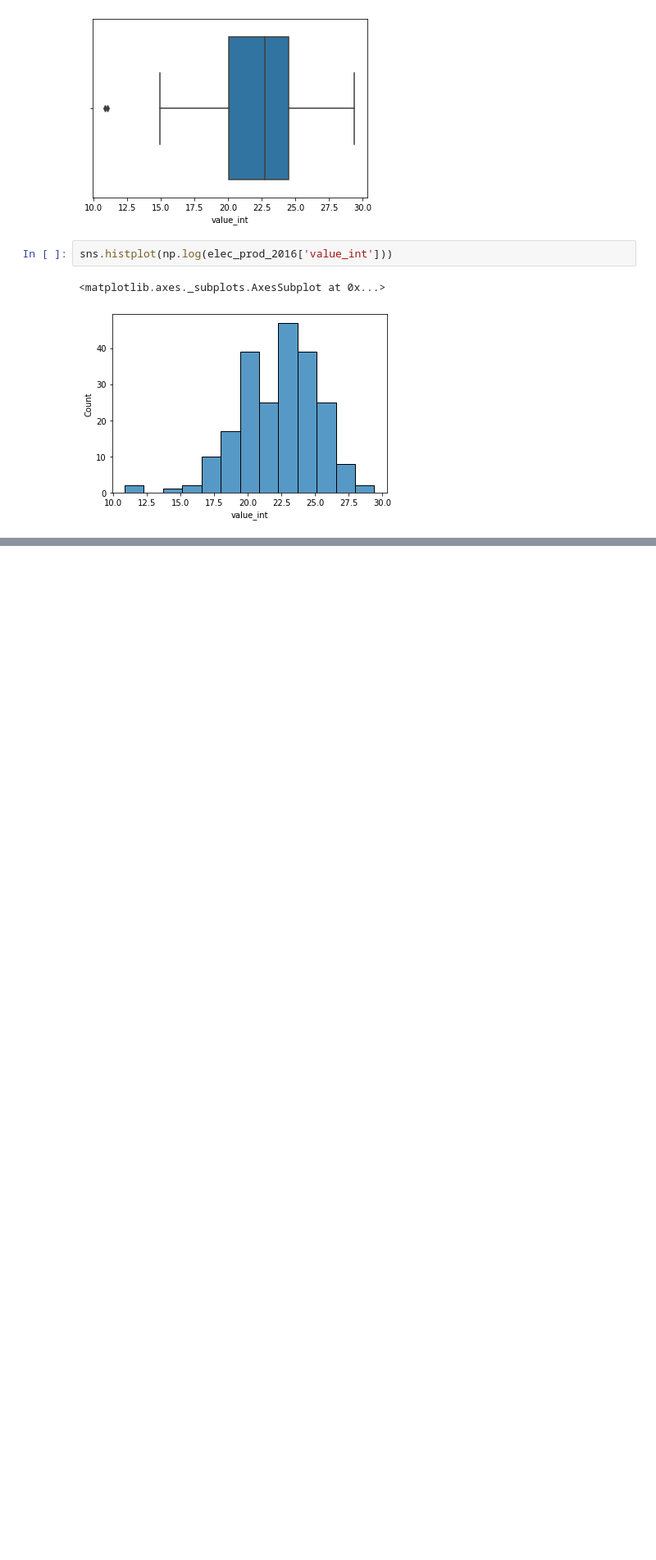
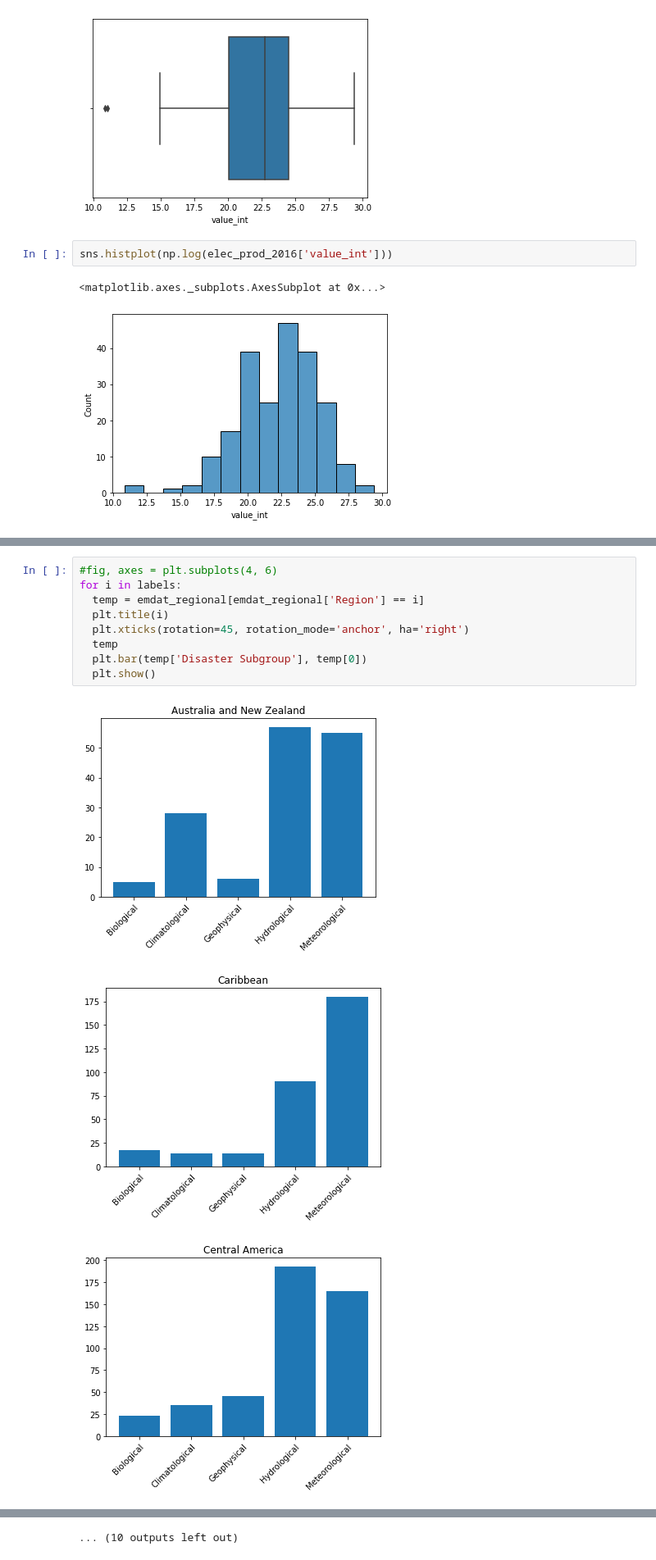
Before and after one commit to huesofenigma/DS4A_energy, a Jupyter notebook: ds4a_eda_isabella.ipynb, the cells around one changed output, grey strips where cells are left out. Shown at 82% size. Saved outputs shown, nothing was run; the diff lists cells and outputs as text; blank space fills up the shorter version.

```diff
--- a/ds4a_eda_isabella.ipynb
+++ b/ds4a_eda_isabella.ipynb
@@ -77,0 +165,13 @@ sns.histplot(np.log(elec_prod_2016['value_int']))
+# %%
+#fig, axes = plt.subplots(4, 6)
+for i in labels:
+  temp = emdat_regional[emdat_regional['Region'] == i]
+  plt.title(i)
+  plt.xticks(rotation=45, rotation_mode='anchor', ha='right')
+  temp
+  plt.bar(temp['Disaster Subgroup'], temp[0])
+  plt.show()
+# %% [output]
+[figure, added]
+[figure, added]
+[figure, added]
@@ -77,0 +187 @@ sns.histplot(np.log(elec_prod_2016['value_int']))
+... (10 outputs left out)
```
Also changed, not shown: parts of 11 cells of this notebook.
